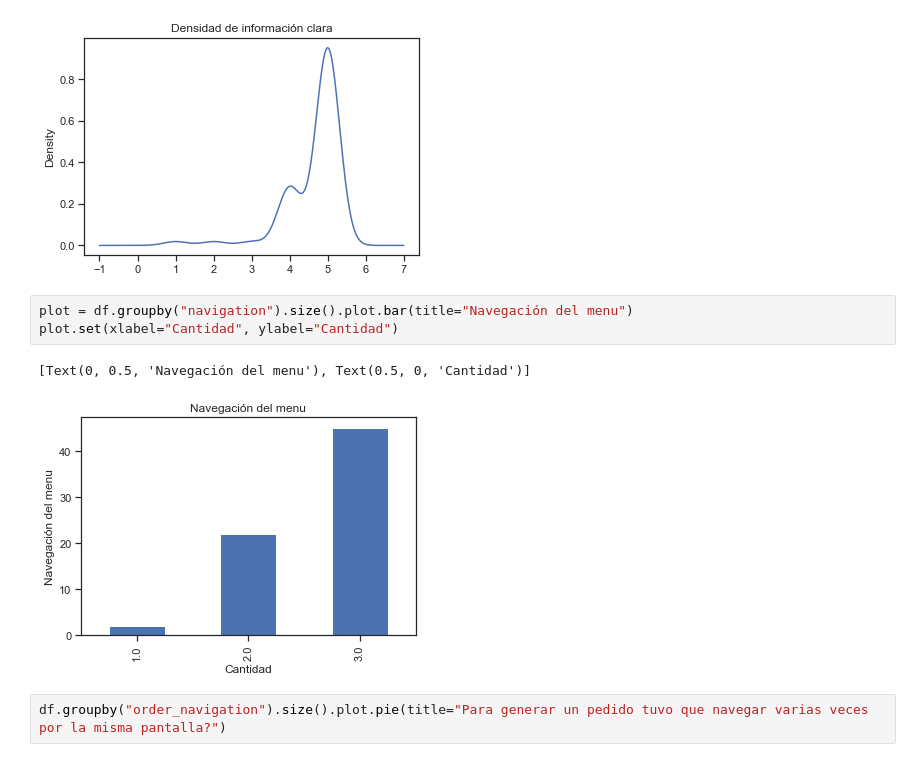
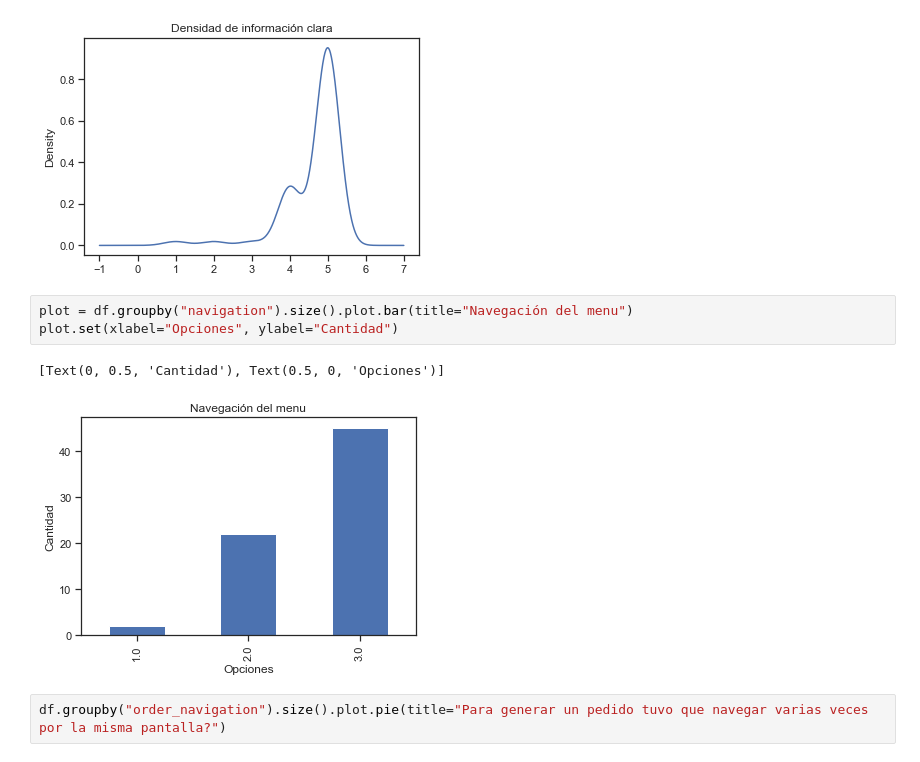
Before and after one commit to alefherrera/my-order-data, a Jupyter notebook: notebook.ipynb, the cells around one changed output. Cells and saved outputs as stored; diff of their text form.

```diff
--- a/notebook.ipynb
+++ b/notebook.ipynb
@@ -57,10 +57,10 @@ df["comprehensible"].plot.density(title="Densidad de información clara")
 [figure]
 # %%
 plot = df.groupby("navigation").size().plot.bar(title="Navegación del menu")
-plot.set(xlabel="Cantidad", ylabel="Cantidad")
+plot.set(xlabel="Opciones", ylabel="Cantidad")
 # %% [output]
-[Text(0, 0.5, 'Navegación del menu'), Text(0.5, 0, 'Cantidad')]
+[Text(0, 0.5, 'Cantidad'), Text(0.5, 0, 'Opciones')]
-[figure, old version]
+[figure, new version]
 # %%
 df.groupby("order_navigation").size().plot.pie(title="Para generar un pedido tuvo que navegar varias veces por la misma pantalla?")
 # %% [output]
```
